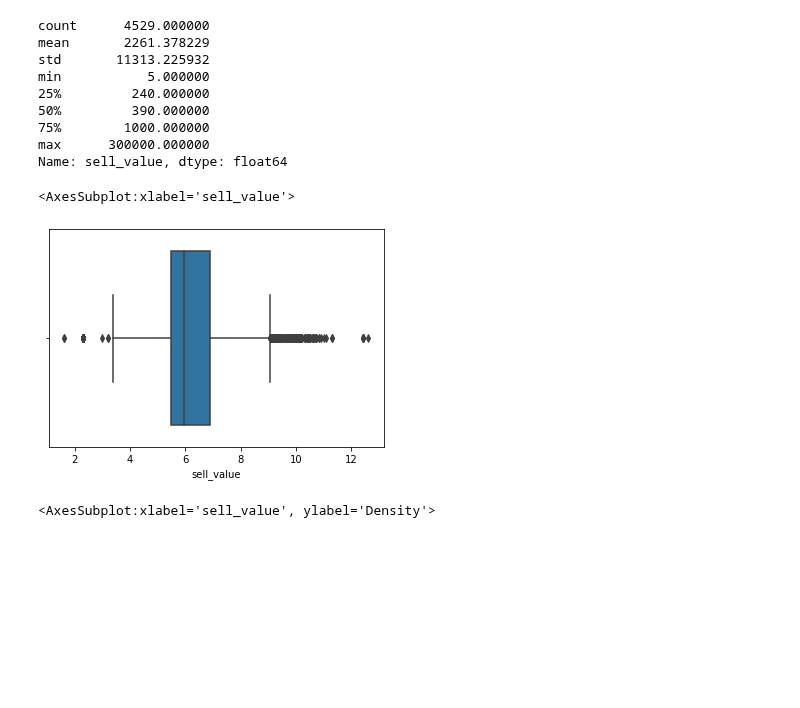
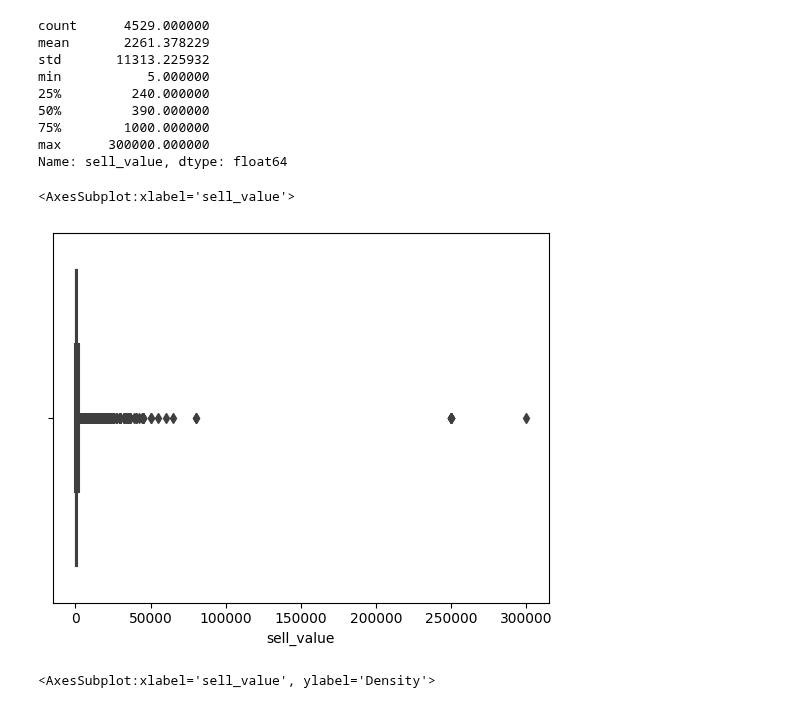
Before and after one commit to ismailkad/acnh_project, a Jupyter notebook: sy09.ipynb, the cells around one changed output. Drawn from its saved outputs; the diff is of its cells as text; code cells hidden in the pictures; blank space fills up the shorter version.

```diff
--- a/sy09.ipynb
+++ b/sy09.ipynb
@@ -388,10 +380,10 @@ min           5.000000
 max      300000.000000
 Name: sell_value, dtype: float64
 # %%
-sns.boxplot(x=items["sell_value"]))
+sns.boxplot(x=items["sell_value"])
 # %% [output]
 <AxesSubplot:xlabel='sell_value'>
-[figure, old version]
+[figure, new version]
 # %%
 #To overcome the extreme values impact on the distribution vizualization, let's transform our data with the log function
 plt.figure(figsize=(16,8))
```
Also changed, not shown: parts of 7 cells of this notebook, 1 other file.
